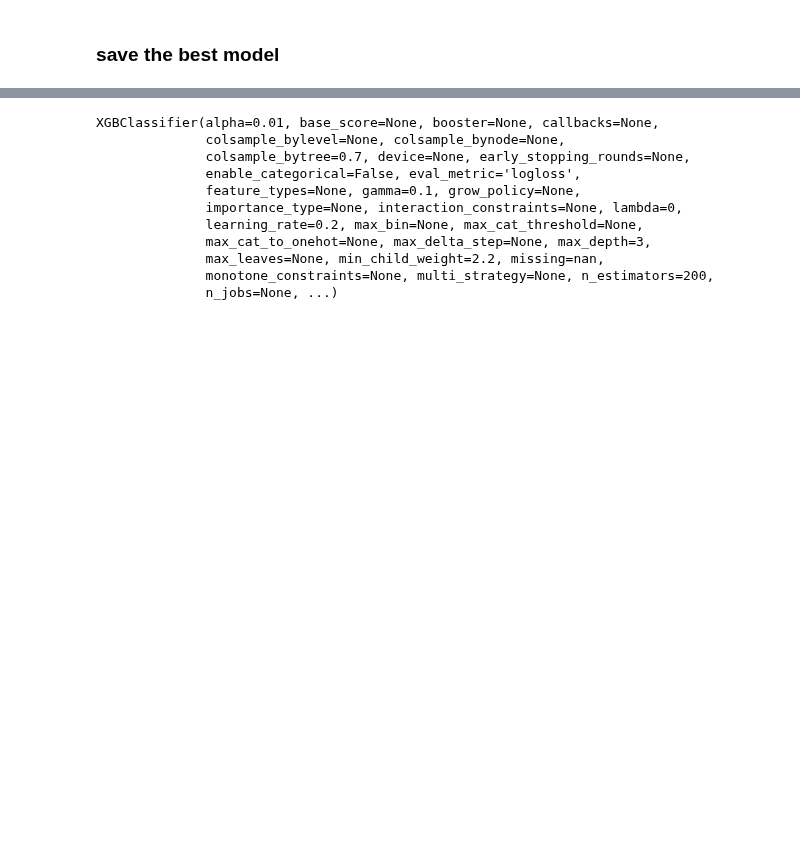
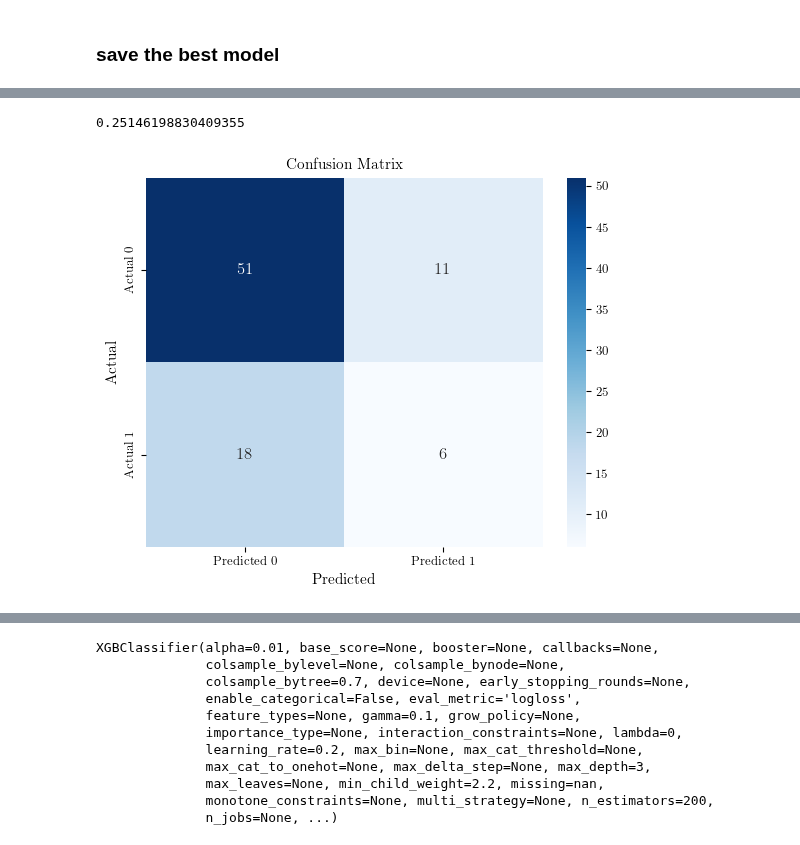
Before and after one commit to ol-webb/tree_gaps4, a Jupyter notebook: all_gaps_mk2/main1 - Copy.ipynb, the cells around one changed output, grey strips where cells are left out. Saved outputs shown, nothing was run; the diff lists cells and outputs as text; code cells hidden in the pictures; blank space fills up the shorter version.

```diff
--- a/all_gaps_mk2/main1 - Copy.ipynb
+++ b/all_gaps_mk2/main1 - Copy.ipynb
@@ -3088,0 +3071,2 @@ best_model_params
+# %%
+bm_cv=best_model['model']
@@ -3088,0 +3087,17 @@ best_model_params
+# %%
+y_pred = bm_cv.predict(X_df_2yr_temporal_test.drop(columns=['area'],axis=1))
+
+# Confusion matrix
+cm = confusion_matrix(y_df_2yr_temporal_test, y_pred)
+# %%
+len(y_df_2yr_frost_test)/len(y_df_2yr_frost_train)
+# %% [output]
+0.25146198830409355
+# %%
+sns.heatmap(cm, annot=True, fmt="d", cmap="Blues", xticklabels=["Predicted 0", "Predicted 1"], yticklabels=["Actual 0", "Actual 1"])
+plt.ylabel('Actual')
+plt.xlabel('Predicted')
+plt.title('Confusion Matrix')
+plt.show()
+# %% [output]
+[figure, added]
```
Also changed, not shown: parts of 13 cells of this notebook, 2 other files.
